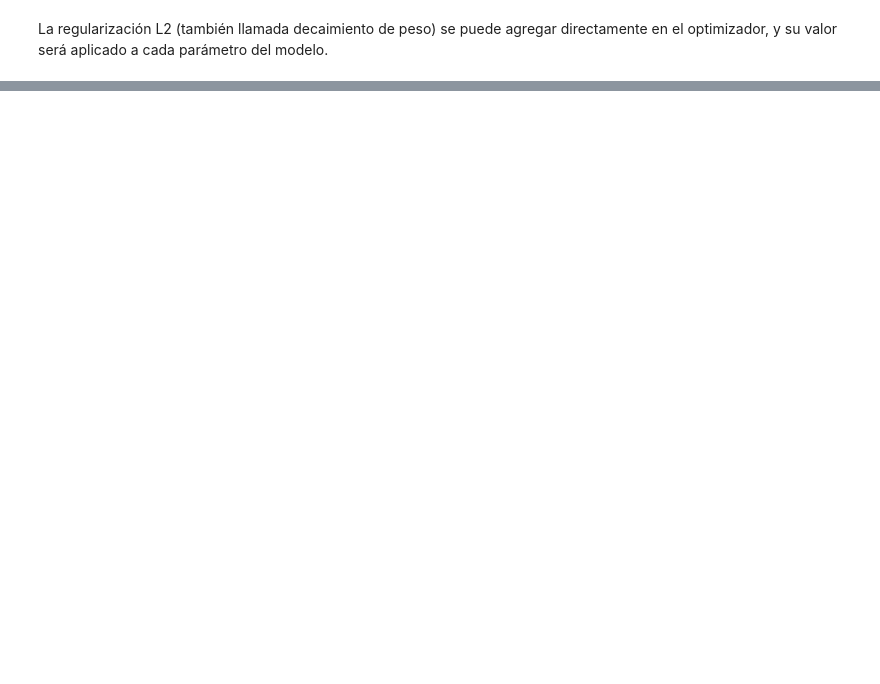
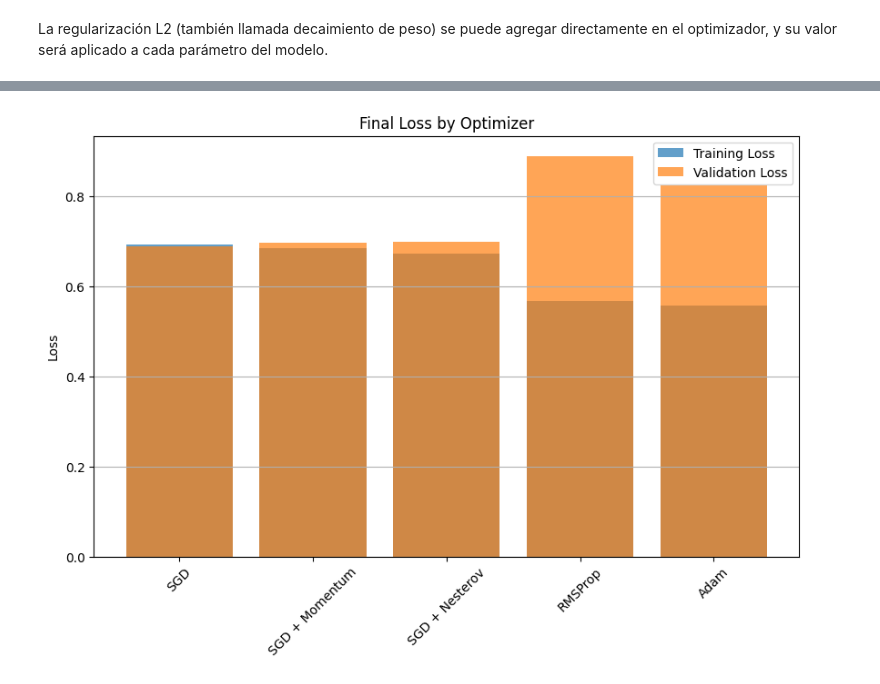
Before and after one commit to antargi/deeplearningfundamentals, a Jupyter notebook: lab1_try1.ipynb, the cells around one changed output, grey strips where cells are left out. Cells and saved outputs as stored; diff of their text form; code cells hidden in the pictures; blank space fills up the shorter version.

```diff
--- a/lab1_try1.ipynb
+++ b/lab1_try1.ipynb
@@ -256,0 +528,32 @@ def l2_regularization(model, lambda_l2):
+# %%
+optimizers_to_test = [
+    ("SGD", lambda model: get_sgd_optimizer(model, lr=0.01)),
+    ("SGD + Momentum", lambda model: get_sgd_momentum_optimizer(model, lr=0.01, momentum=0.9)),
+    ("SGD + Nesterov", lambda model: get_sgd_nesterov_optimizer(model, lr=0.01, momentum=0.9)),
+    ("RMSProp", lambda model: get_rmsprop_optimizer(model, lr=0.01, alpha=0.99)),
+    ("Adam", lambda model: get_adam_optimizer(model, lr=0.01, betas=(0.9, 0.999)))
+]
+# %%
+results_df = []
+optimizer_results = []
+for opt_name, opt_fn in optimizers_to_test:
+    print(f"Testing optimizer: {opt_name}")
+    model = SimpleFFNN(input_size, hidden_size1, hidden_size2, output_size)
+    init_he(model)
+    optimizer = opt_fn(model)
+    train_losses, val_losses, train_accuracies, val_accuracies = train_model(
+        model=model,
+        criterion=criterion,
+        optimizer=optimizer,
+        train_loader=train_loader,
+        val_loader=val_loader,
+        epochs=50
+    )
+    optimizer_results.append({
+        "Optimizer": opt_name,
+        "Final Train Loss": train_losses[-1],
+        "Final Val Loss": val_losses[-1],
+        "Final Train Accuracy": train_accuracies[-1],
+        "Final Val Accuracy": val_accuracies[-1]
+    })
+results_df = pd.DataFrame(optimizer_results)
@@ -256,0 +578,12 @@ def l2_regularization(model, lambda_l2):
+# %%
+plt.figure(figsize=(10, 6))
+plt.bar(results_df["Optimizer"], results_df["Final Train Loss"], label="Training Loss", alpha=0.7)
+plt.bar(results_df["Optimizer"], results_df["Final Val Loss"], label="Validation Loss", alpha=0.7)
+plt.title("Final Loss by Optimizer")
+plt.ylabel("Loss")
+plt.xticks(rotation=45)
+plt.legend()
+plt.grid(axis="y")
+plt.show()
+# %% [output]
+[figure, added]
```
Also changed, not shown: parts of 76 cells of this notebook, 4 other files.
